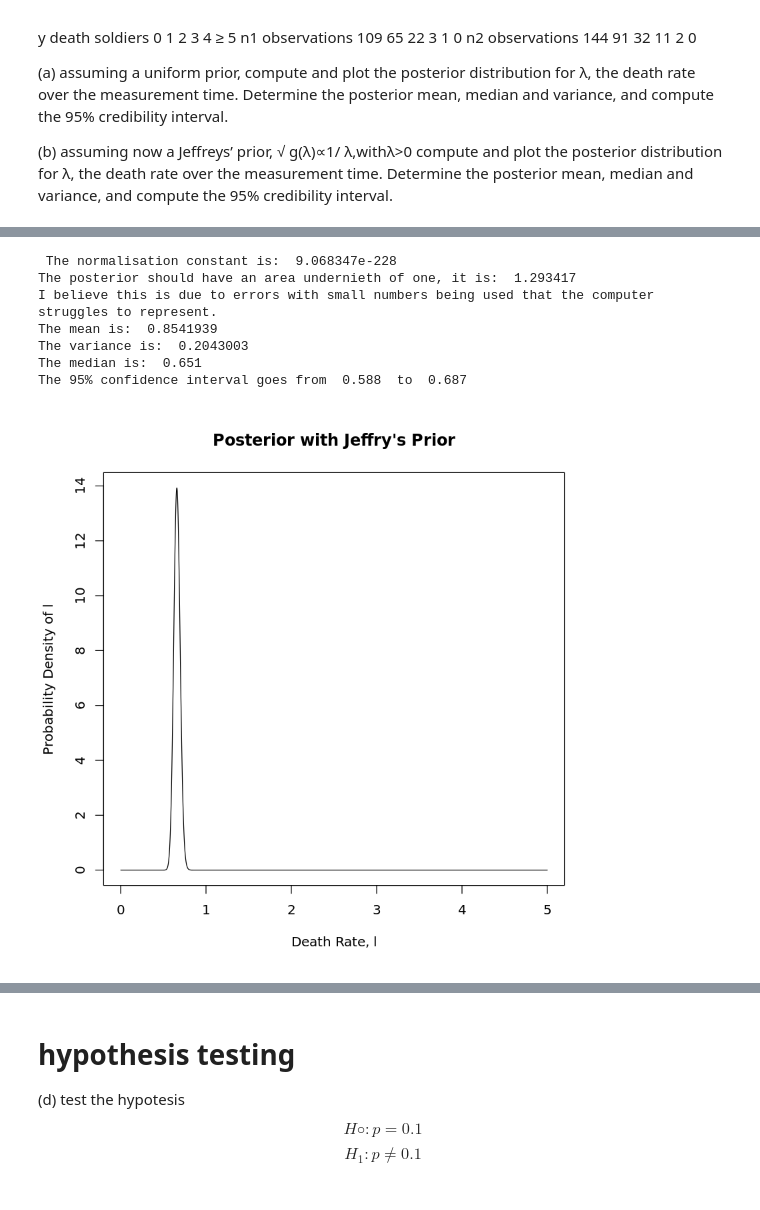
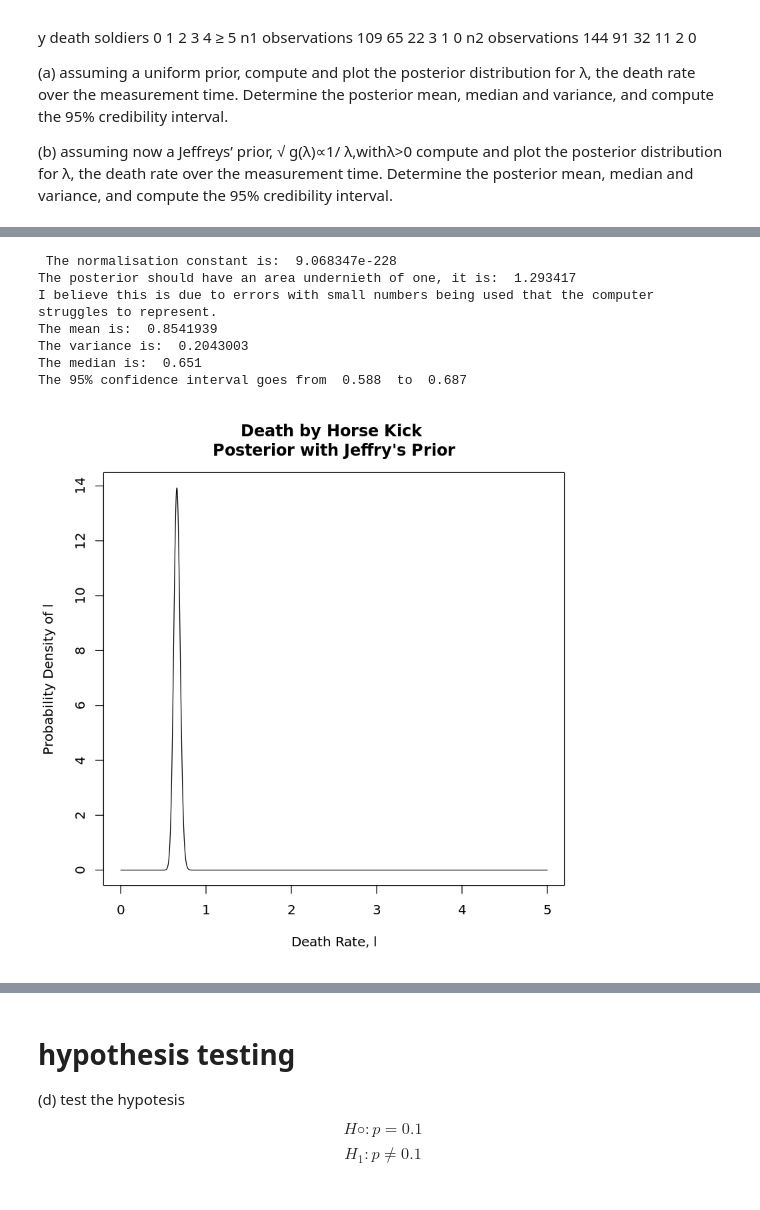
Before and after one commit to DanHarJor/UNIPD_AdvancedStatistics_Rhomework, a Jupyter notebook: home6/2046804_Daniel_homework6.ipynb, the cells around one changed output, grey strips where cells are left out. Cells and saved outputs as stored; diff of their text form; code cells hidden in the pictures.

```diff
--- a/home6/2046804_Daniel_homework6.ipynb
+++ b/home6/2046804_Daniel_homework6.ipynb
@@ -259,4 +240,5 @@ The 95% confidence interval goes from  0.593  to  0.706
 # %%
+# ex 2 part b
 #with jeffories prior
 jeff <- function(l){
     return(1/(l^2))
@@ -286,7 +268,7 @@ posteriorjeff <- function(l){
     normC^-1 * likelihoodjeff(l)
 }
 
-plot(l,posteriorjeff(l), type = 'l', main = "Posterior with Jeffry's Prior", xlab = 'Death Rate, l',ylab = 'Probability Density of l')
+plot(l,posteriorjeff(l), type = 'l', main = "Death by Horse Kick \nPosterior with Jeffry's Prior", xlab = 'Death Rate, l',ylab = 'Probability Density of l')
 
 cat('\nThe posterior should have an area undernieth of one, it is: ', integrate(posteriorjeff, lower = 0, upper = 5)$value)
 cat('\nI believe this is due to errors with small numbers being used that the computer struggles to represent.')
@@ -302,34 +284,34 @@ l2Pl2 <- function(l){
 quantile <- function(q,fun){
     area <- 0
     deathrate <- 0.001
     while(area < q){
         area <- integrate(fun,lower = 0, upper = deathrate)$value
         deathrate <- deathrate + 0.001
     }
     return(deathrate)
 }
 
 mean <- integrate(lPl, lower = 0, upper = 5)$value
 cat('\nThe mean is: ',mean)
 
 var <- abs(mean^2 - integrate(l2Pl2,lower = 0, upper = 5)$value)
 cat('\nThe variance is: ',var)
 
 median <- quantile(0.5,posteriorjeff)
 cat('\nThe median is: ', median)
 
 lc <- quantile(0.025,posteriorjeff)
 uc <- quantile(0.975,posteriorjeff)
 cat('\nThe 95% confidence interval goes from ',lc,' to ',uc)
 # %% [output]
  The normalisation constant is:  9.068347e-228
 The posterior should have an area undernieth of one, it is:  1.293417
 I believe this is due to errors with small numbers being used that the computer struggles to represent.
 The mean is:  0.8541939
 The variance is:  0.2043003
 The median is:  0.651
 The 95% confidence interval goes from  0.588  to  0.687
-[figure, old version]
+[figure, new version]
 # %% [markdown]
 # Exercise 3
 • A study on water quality of streams, a high level of bacter X was defined as a level greater than 100 per 100 ml of stream water. n = 116 samples were taken from streams having a high environmental impact on pandas. Out of these, y = 11 had a high bacter X level.
```
Also changed, not shown: parts of 32 cells of this notebook, 3 other files.
